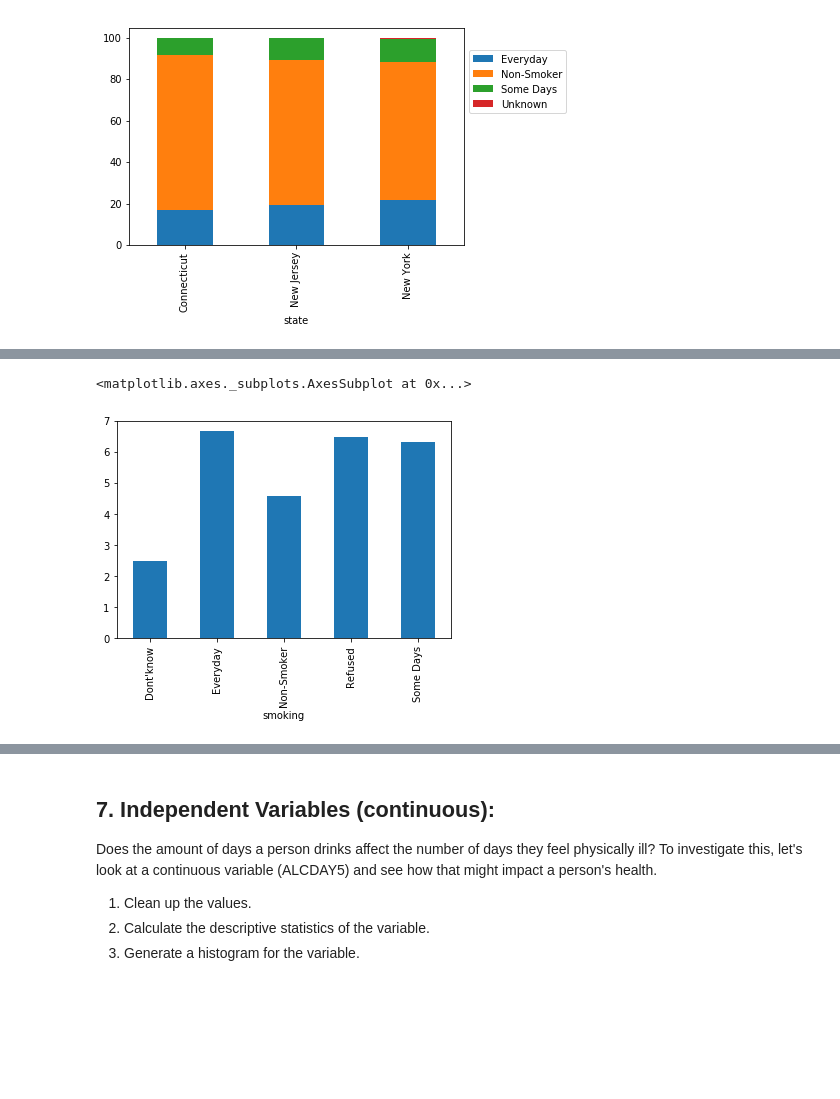
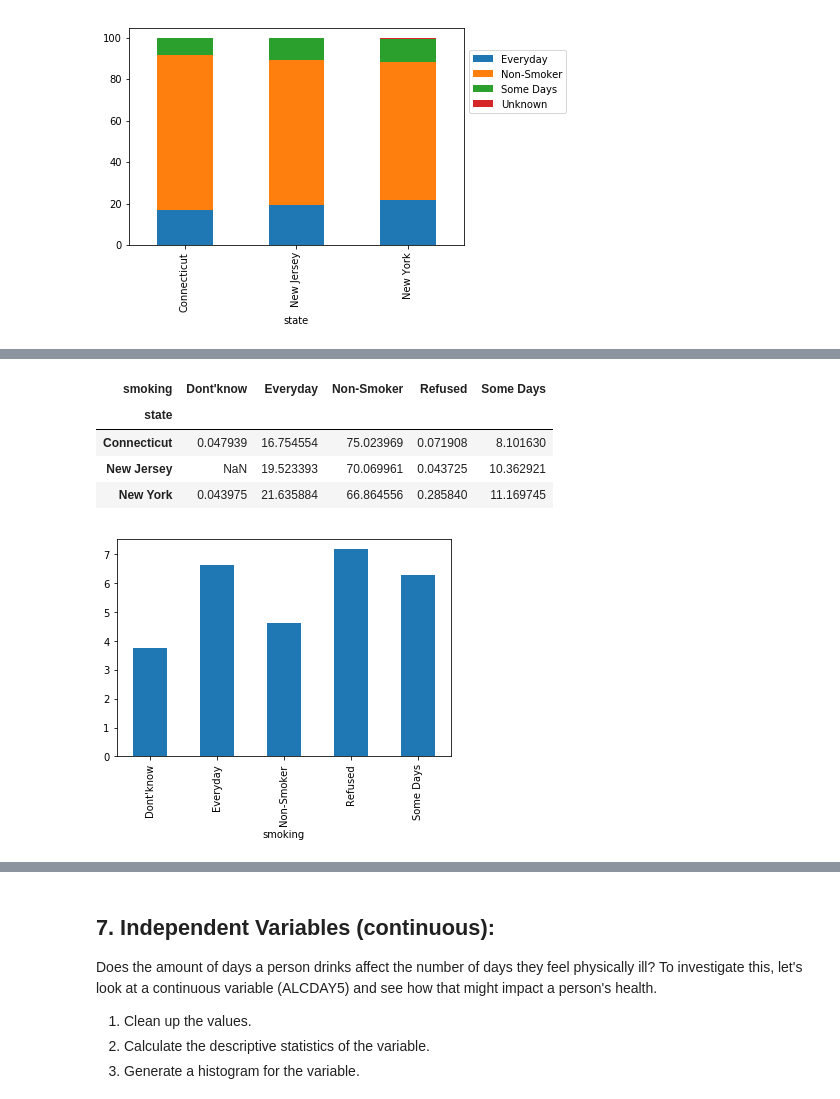
Before and after one commit to vanitoz/nyc-mhtn-ds-120720-lectures, a Jupyter notebook: Phase_1/STATS_case_study/Statistical_Tests_Applied.ipynb, the cells around one changed output, grey strips where cells are left out. Cells and saved outputs as stored; diff of their text form; code cells hidden in the pictures; blank space fills up the shorter version.

Commit message:
DropNaN,Join,Data_Cleaning

```diff
--- a/Phase_1/STATS_case_study/Statistical_Tests_Applied.ipynb
+++ b/Phase_1/STATS_case_study/Statistical_Tests_Applied.ipynb
@@ -78,8 +78,8 @@ As you can see from the data dictionary, there are a number of responses that ar
 # %%
 #df[(df.physical_health != 99.0) & (df.physical_health != 77.0)]
 # %%
-df.drop(df.loc[df['physical_health'] == 99.0 ].index, inplace=True)   # Delete values where patient - 'Refused'
-df.drop(df.loc[df['physical_health'] == 77.0 ].index, inplace=True)   # Delete values where patient - 'Don't know/Not Sure
+df.drop(df[df['physical_health'] == 99.0 ].index, inplace=True)   # Delete values where patient - 'Refused'
+df.drop(df[df['physical_health'] == 77.0 ].index, inplace=True)   # Delete values where patient - 'Don't know/Not Sure
 df.physical_health = np.where(df.physical_health == 88.0, 0, df.physical_health)
 df.physical_health.shape
 # %% [output]
@@ -261,6 +247,13 @@ df.head()
+# %%
+smk_groupped.unstack()
+# %% [output]
+| smoking | Dont'know | Everyday | Non-Smoker | Refused | Some Days |
+| state |  |  |  |  |  |
+| Connecticut | 0.047939 | 16.754554 | 75.023969 | 0.071908 | 8.101630 |
+| New Jersey | NaN | 19.523393 | 70.069961 | 0.043725 | 10.362921 |
+| New York | 0.043975 | 21.635884 | 66.864556 | 0.285840 | 11.169745 |
 # %%
-df1 = df.groupby('smoking')['physical_health'].mean()
-df1.plot(kind = 'bar')
+df.groupby('smoking')['physical_health'].mean().plot(kind='bar')
+plt.show()
 # %% [output]
-<matplotlib.axes._subplots.AxesSubplot at 0x...>
-[figure, old version]
+[figure, new version]
```
Also changed, not shown: parts of 11 cells of this notebook, 10 other files.
